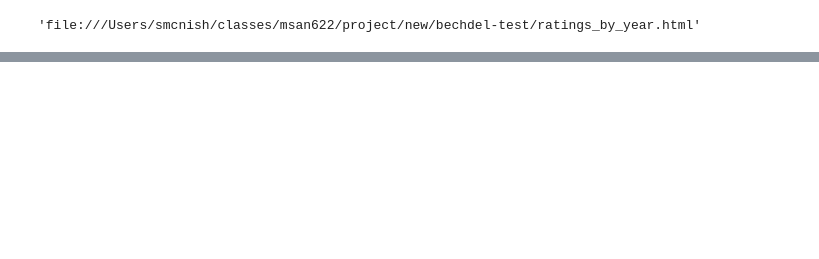
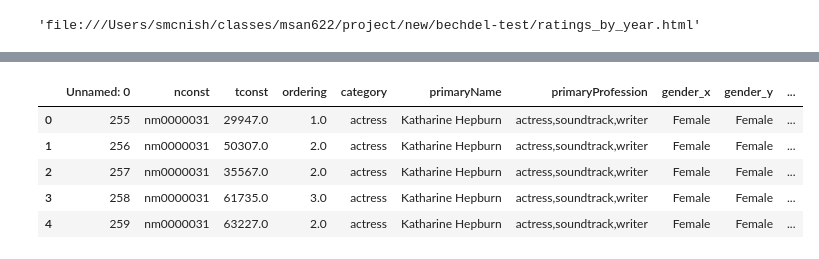
Before and after one commit to snmcnish/bechdel-test, a Jupyter notebook: Final Project Plots.ipynb, the cells around one changed output, grey strips where cells are left out. Drawn from its saved outputs; the diff is of its cells as text; code cells hidden in the pictures; blank space fills up the shorter version.

```diff
--- a/Final Project Plots.ipynb
+++ b/Final Project Plots.ipynb
@@ -143,0 +232,5 @@ plotly.offline.plot(fig, filename='ratings_by_year.html', auto_open = False)
+# %%
+nummovies = pd.DataFrame(actors.groupby(['nconst','gender']).size().sort_values(ascending=False))
+nummovies = nummovies.reset_index()
+nummovies.columns = ['nconst', 'gender', 'tot_movie_cnt']
+nummovies[nummovies.tot_movie_cnt > 10]['gender'].value_counts()
@@ -143,0 +241,5 @@ plotly.offline.plot(fig, filename='ratings_by_year.html', auto_open = False)
+# %%
+topguys = nummovies[nummovies.gender == 'Male'].head(15)
+topgals = nummovies[nummovies.gender == 'Female'].head(15)
+topactors = pd.concat([topgals, topguys], ignore_index=True)
+topactors
@@ -143,0 +264,10 @@ plotly.offline.plot(fig, filename='ratings_by_year.html', auto_open = False)
+# %%
+topactorsdata = pd.merge(actors, topactors, on =['nconst'])
+topactorsdata.head()
+# %% [output]
+|  | Unnamed: 0 | nconst | tconst | ordering | category | primaryName | primaryProfession | gender_x | gender_y | ... |
+| 0 | 255 | nm0000031 | 29947.0 | 1.0 | actress | Katharine Hepburn | actress,soundtrack,writer | Female | Female | ... |
+| 1 | 256 | nm0000031 | 50307.0 | 2.0 | actress | Katharine Hepburn | actress,soundtrack,writer | Female | Female | ... |
+| 2 | 257 | nm0000031 | 35567.0 | 2.0 | actress | Katharine Hepburn | actress,soundtrack,writer | Female | Female | ... |
+| 3 | 258 | nm0000031 | 61735.0 | 3.0 | actress | Katharine Hepburn | actress,soundtrack,writer | Female | Female | ... |
+| 4 | 259 | nm0000031 | 63227.0 | 2.0 | actress | Katharine Hepburn | actress,soundtrack,writer | Female | Female | ... |
```
Also changed, not shown: parts of 24 cells of this notebook.
